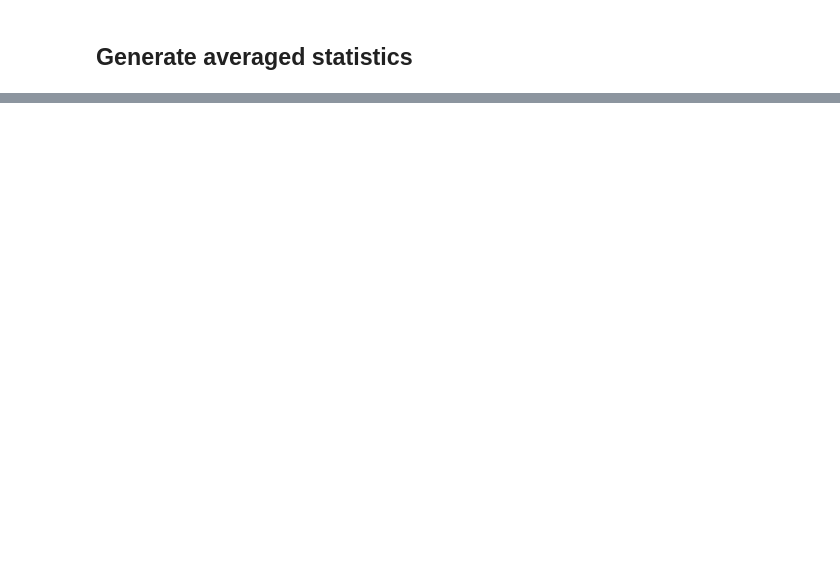
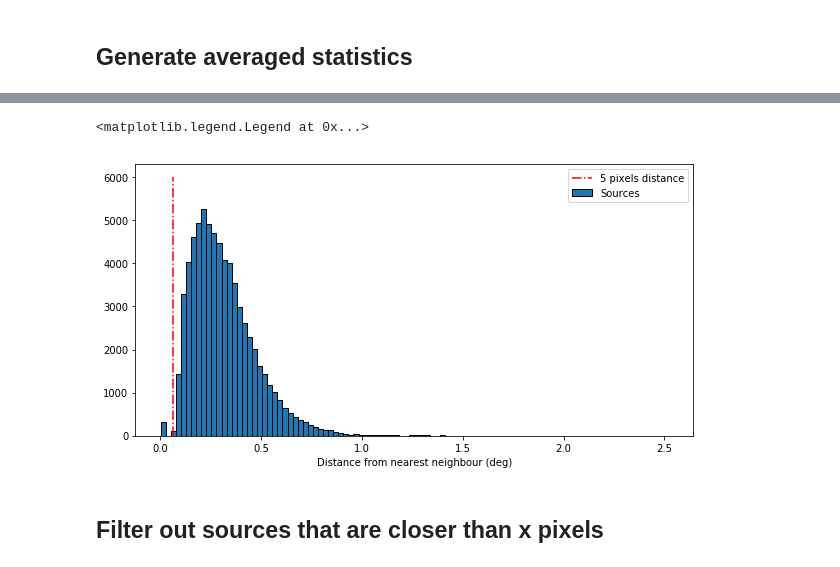
Before and after one commit to piccolomud/mwats, a Jupyter notebook: SQL/Filters_justification.ipynb, the cells around one changed output, grey strips where cells are left out. Saved outputs shown, nothing was run; the diff lists cells and outputs as text; code cells hidden in the pictures; blank space fills up the shorter version.

```diff
--- a/SQL/Filters_justification.ipynb
+++ b/SQL/Filters_justification.ipynb
@@ -720,0 +486,14 @@ plot_mod_set(high_avg_mod, label='Modulation > 20%')
+# %%
+neighbours = pd.DataFrame(
+    {'source_id': source_id,
+     'n_id1': n_id1,
+     'n_id2': n_id2,
+     'n_id3': n_id3,
+     'n_id4': n_id4,
+     'n_id5': n_id5,
+     'source_id_ra'   : stats.set_index('source_id').loc[source_id].ra,
+     'source_id_dec'  : stats.set_index('source_id').loc[source_id].dec,
+      })
+# %%
+neighbours = neighbours.drop("source_id", axis=1)
+neighbours = neighbours.reset_index()
@@ -720,0 +522,30 @@ plot_mod_set(high_avg_mod, label='Modulation > 20%')
+# %%
+def vectorized_distance_on_unit_sphere(s1_ra, s2_ra, s1_dec, s2_dec):
+    degrees_to_radians = np.pi/180.0
+    phi1 = s1_dec*degrees_to_radians
+    phi2 = s2_dec*degrees_to_radians
+
+    theta1 = s1_ra*degrees_to_radians
+    theta2 = s2_ra*degrees_to_radians
+
+    cosine = (np.cos(phi1)*np.cos(phi2)*np.cos(theta1 - theta2) +
+           np.sin(phi1)*np.sin(phi2))
+    dist_from_centre = np.arccos(cosine)
+    return (dist_from_centre/3.142)*180
+# %%
+neighbours['dist_1'] = vectorized_distance_on_unit_sphere(neighbours.source_id_ra, neighbours.n_id1_ra, neighbours.source_id_dec, neighbours.n_id1_dec)
+neighbours['dist_2'] = vectorized_distance_on_unit_sphere(neighbours.source_id_ra, neighbours.n_id2_ra, neighbours.source_id_dec, neighbours.n_id2_dec)
+neighbours['dist_3'] = vectorized_distance_on_unit_sphere(neighbours.source_id_ra, neighbours.n_id3_ra, neighbours.source_id_dec, neighbours.n_id3_dec)
+neighbours['dist_4'] = vectorized_distance_on_unit_sphere(neighbours.source_id_ra, neighbours.n_id4_ra, neighbours.source_id_dec, neighbours.n_id4_dec)
+neighbours['dist_5'] = vectorized_distance_on_unit_sphere(neighbours.source_id_ra, neighbours.n_id5_ra, neighbours.source_id_dec, neighbours.n_id5_dec)
+# %%
+#ax=np.log10(neighbours.dist_0).hist(bins=100, figsize=(10, 5), grid=False, ec='k')
+ax=(neighbours.dist_1).hist(bins=100, figsize=(10, 5), grid=False, ec='k', label='Sources')
+plt.plot([0.0625,0.0625],[0,6000], 'r-.', label='5 pixels distance')
+plt.xlabel('Distance from nearest neighbour (deg)')
+plt.legend()
+# %% [output]
+<matplotlib.legend.Legend at 0x...>
+[figure, added]
+# %% [markdown]
+## Filter out sources that are closer than x pixels
```
Also changed, not shown: parts of 109 cells of this notebook, 8 other files.
